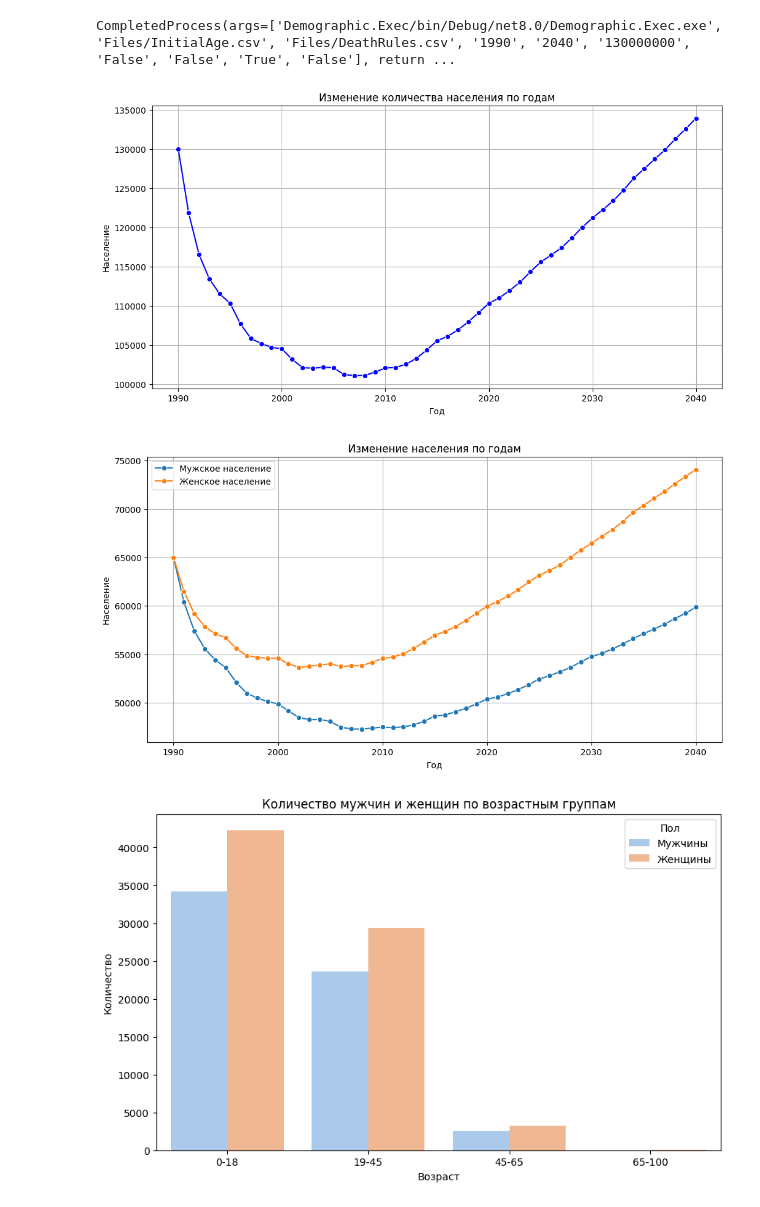
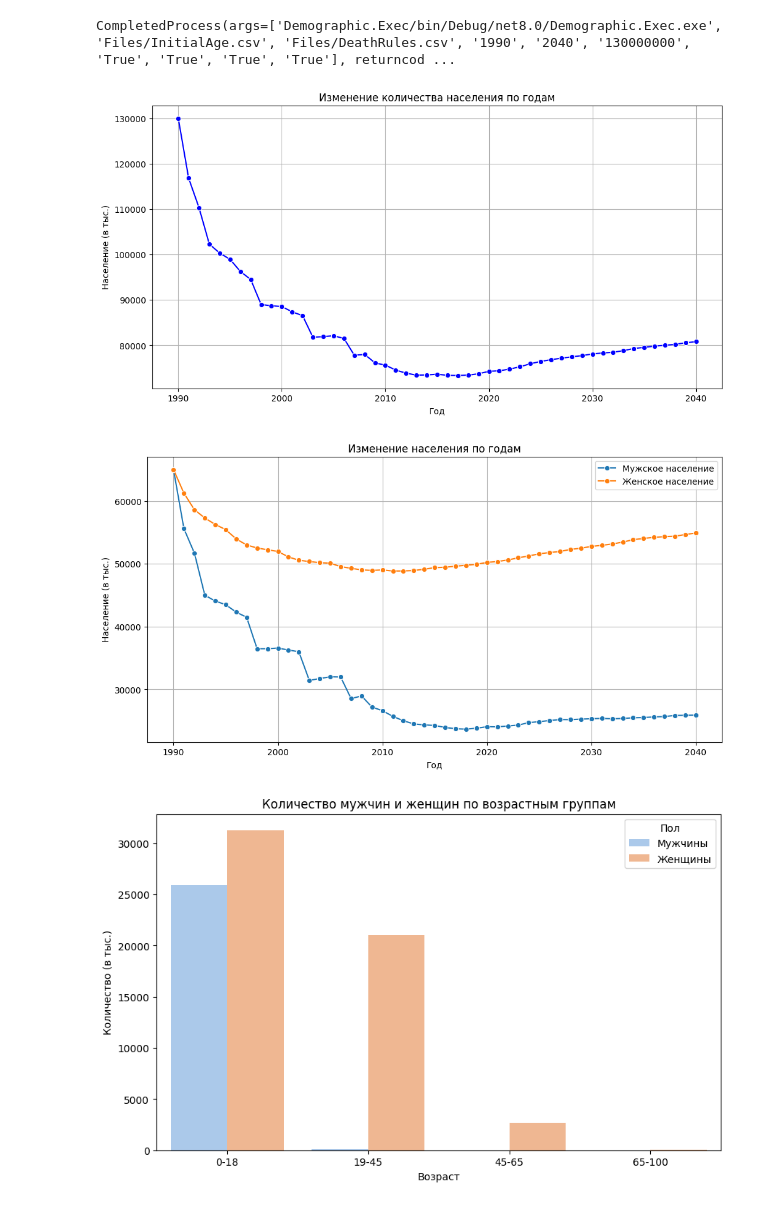
Before and after one commit to kalanimus/PythonLabs, a Jupyter notebook: Lab6/Demography_model.ipynb, the cells around one changed output. Cells and saved outputs as stored; diff of their text form; code cells hidden in the pictures.

```diff
--- a/Lab6/Demography_model.ipynb
+++ b/Lab6/Demography_model.ipynb
@@ -11,10 +11,10 @@ start_year = 1990
 end_year = 2040
 population_count = 130_000_000
 
-men_selebration = False
-army = False
+men_selebration = True
+army = True
 death_while_birth = True
-dumb_ways_to_die = False
+dumb_ways_to_die = True
 
 
 path = "Demographic.Exec/bin/Debug/net8.0/Demographic.Exec.exe"
@@ -31,7 +31,7 @@ subprocess.run([path,
                 str(dumb_ways_to_die)],
                 capture_output=True, text=True)
 # %% [output]
-CompletedProcess(args=['Demographic.Exec/bin/Debug/net8.0/Demographic.Exec.exe', 'Files/InitialAge.csv', 'Files/DeathRules.csv', '1990', '2040', '130000000', 'False', 'False', 'True', 'False'], return ...
+CompletedProcess(args=['Demographic.Exec/bin/Debug/net8.0/Demographic.Exec.exe', 'Files/InitialAge.csv', 'Files/DeathRules.csv', '1990', '2040', '130000000', 'True', 'True', 'True', 'True'], returncod ...
 # %%
 year_by_year = pd.read_csv('Files/Year_by_year_results.csv')
 age_distribution = pd.read_csv('Files/Model_results.csv')
@@ -40,41 +40,41 @@ plt.figure(figsize=(12, 6))
 sns.lineplot(data=year_by_year, x='year', y='total', marker='o', color='blue')
 plt.title('Изменение количества населения по годам')
 plt.xlabel('Год')
-plt.ylabel('Население')
+plt.ylabel('Население (в тыс.)')
 plt.grid(True)
 plt.show()
 # %% [output]
-[figure, old version]
+[figure, new version]
 # %%
 plt.figure(figsize=(12, 6))
 sns.lineplot(data=year_by_year, x='year', y='men_count', marker='o', label='Мужское население')
 sns.lineplot(data=year_by_year, x='year', y='women_count', marker='o', label='Женское население')
 plt.title('Изменение населения по годам')
 plt.xlabel('Год')
-plt.ylabel('Население')
+plt.ylabel('Население (в тыс.)')
 plt.legend()
 plt.grid(True)
 plt.show()
 # %% [output]
-[figure, old version]
+[figure, new version]
 # %%
 df_melted = age_distribution.melt(id_vars='age', value_vars=['men_count', 'women_count'],
                     var_name='gender', value_name='count')
 
 plt.figure(figsize=(10, 6))
 ax = sns.barplot(x='age', y='count', hue='gender', data=df_melted, palette='pastel')
 
 # Настройки диаграммы
 plt.title('Количество мужчин и женщин по возрастным группам')
 plt.xlabel('Возраст')
-plt.ylabel('Количество')
+plt.ylabel('Количество (в тыс.)')
 
 # Получаем ручки и метки легенды
 hands, labs = ax.get_legend_handles_labels()
 
 # Устанавливаем легенду с правильными цветами
 plt.legend(handles=hands, labels=["Мужчины", "Женщины"], title = "Пол")
 
 plt.show()
 # %% [output]
-[figure, old version]
+[figure, new version]
```
Also changed, not shown: 46 other files.
